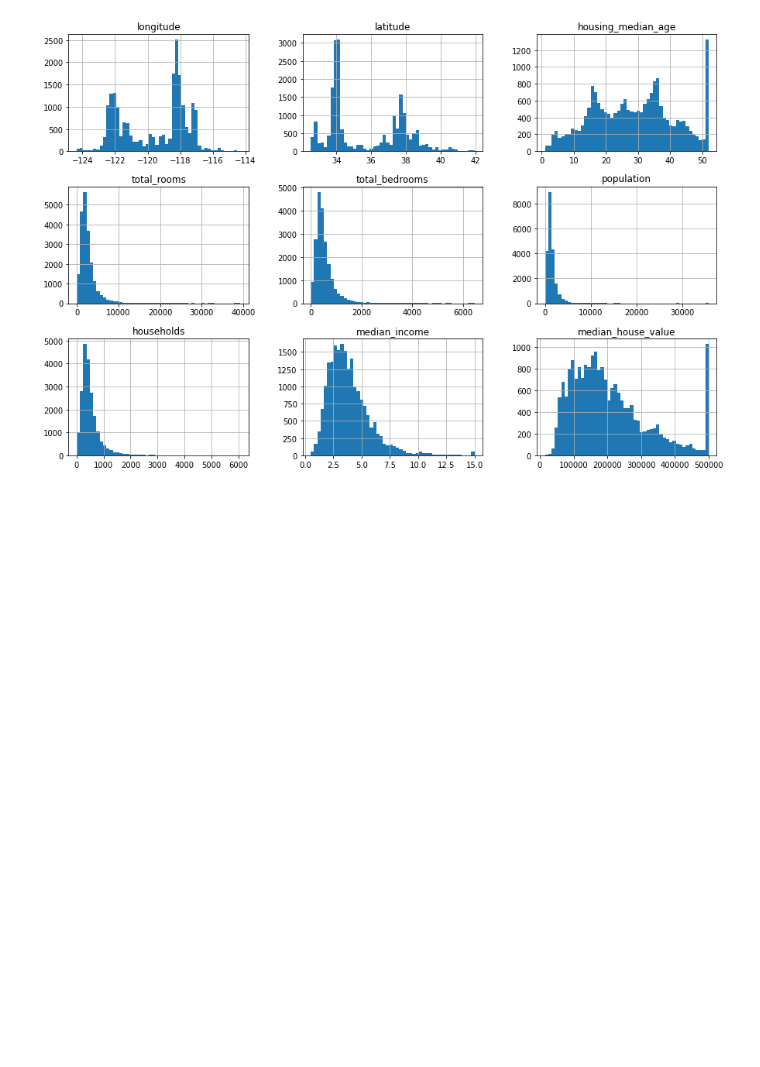
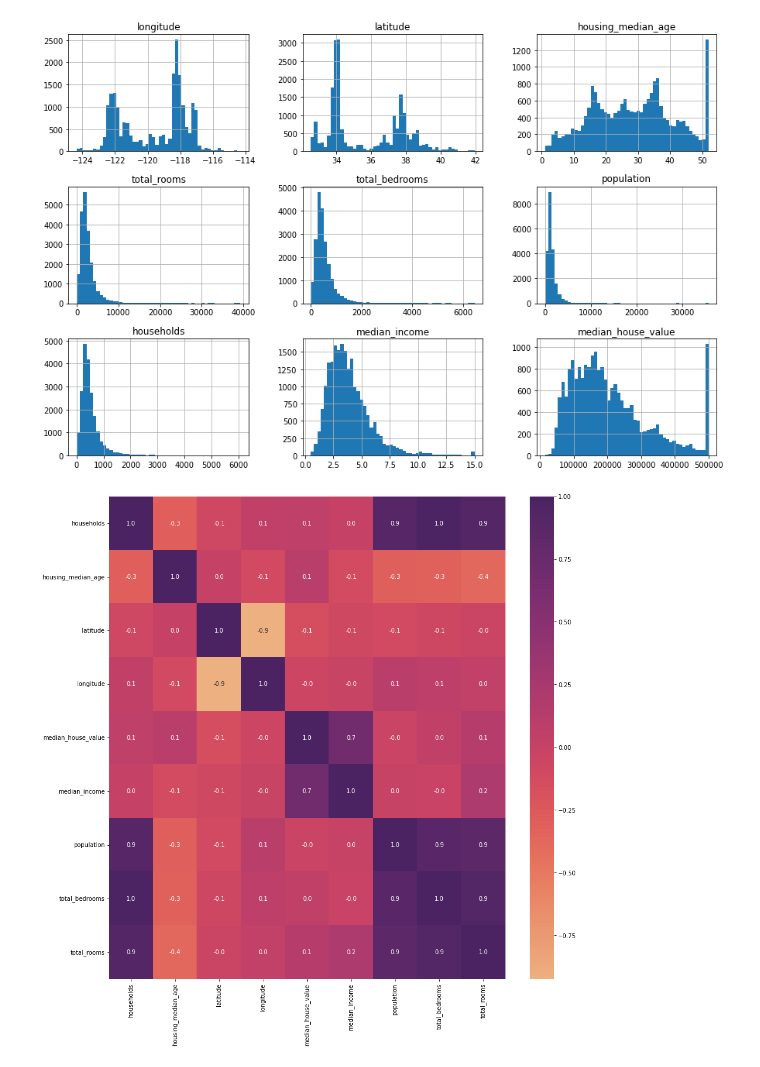
Before and after one commit to gkjunior/machine_learning_sklearn_keras_tf2, a Jupyter notebook: 00_Zweite_erste_schritte.ipynb, the cells around one changed output. Cells and saved outputs as stored; diff of their text form; code cells hidden in the pictures; blank space fills up the shorter version.

```diff
--- a/00_Zweite_erste_schritte.ipynb
+++ b/00_Zweite_erste_schritte.ipynb
@@ -127,0 +142,22 @@ plt.show()
+# %%
+# Multicolin check:
+
+import seaborn as sns
+
+cat_vars = []
+for col, value in housing.iteritems():
+    if value.dtype == 'object':
+        cat_vars.append(col)
+
+df_cat = housing[cat_vars]
+# Store the numerical columns in a list numerical
+numerical = housing.columns.difference(cat_vars)
+
+#print("\n numerical:" , numerical)
+df_num= housing[numerical]
+# df_cat.head(
+plt.figure(figsize=(15,15))
+sns.heatmap(df_num.corr(),annot=True ,cmap='flare',fmt= '.1f')
+plt.show()
+# %% [output]
+[figure, added]
```
Also changed, not shown: parts of 18 cells of this notebook.
